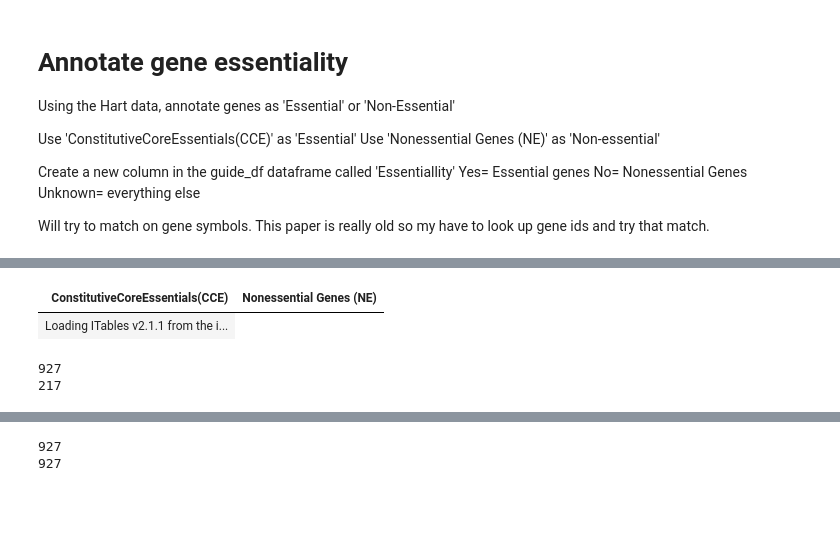
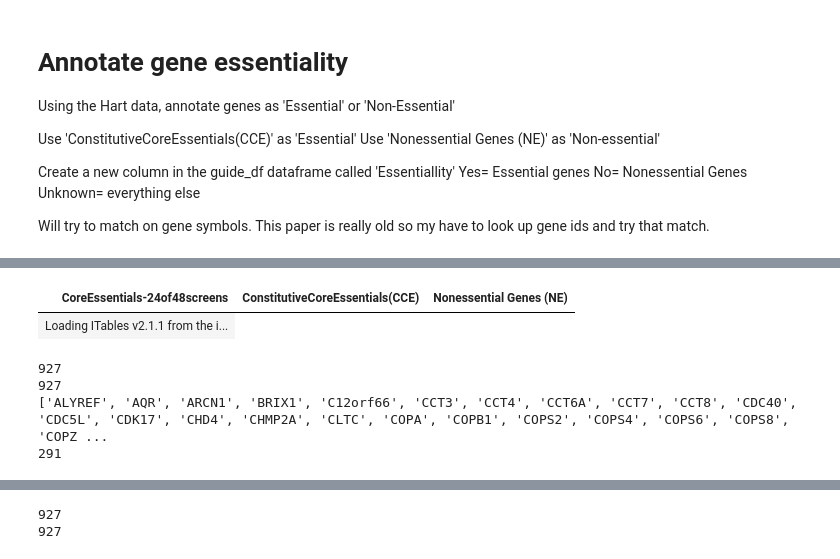
Before and after one commit to deannachurch/SBCapstone_CRISPRScreens, a Jupyter notebook: notebooks/AnnotateGenes.ipynb, the cells around one changed output, grey strips where cells are left out. Saved outputs shown, nothing was run; the diff lists cells and outputs as text; code cells hidden in the pictures; blank space fills up the shorter version.

```diff
--- a/notebooks/AnnotateGenes.ipynb
+++ b/notebooks/AnnotateGenes.ipynb
@@ -54,21 +61,28 @@ display(ess_df)
 # %%
 #drop all columns except last two
 
-ess_info_df=ess_df.drop(['SeedEssentials-Matrix1', 'SeedEssentials-Matrix2', 'CoreEssentials-24of48screens'], axis=1)
+ess_info_df=ess_df.drop(['SeedEssentials-Matrix1', 'SeedEssentials-Matrix2'], axis=1)
 display(ess_info_df)
 # %% [output]
-| ConstitutiveCoreEssentials(CCE) | Nonessential Genes (NE) |
+| CoreEssentials-24of48screens | ConstitutiveCoreEssentials(CCE) | Nonessential Genes (NE) |
 | Loading ITables v2.1.1 from the i... |
 # %%
-ess_gene_list=ess_info_df['ConstitutiveCoreEssentials(CCE)'].to_list()
-print(len(ess_gene_list))
+cce_gene_list=ess_info_df['ConstitutiveCoreEssentials(CCE)'].to_list()
+print(len(cce_gene_list))
 
-#Remove NaN values from the list
+ce_gene_list=ess_info_df['CoreEssentials-24of48screens'].to_list()
+print(len(ce_gene_list))
+
+ess_gene_list= cce_gene_list + ce_gene_list
+print(ess_gene_list)
+ess_gene_list=list(set(ess_gene_list))
 ess_gene_list_no_nan = [x for x in ess_gene_list if not pd.isna(x)]
 print(len(ess_gene_list_no_nan))
 # %% [output]
 927
-217
+927
+['ALYREF', 'AQR', 'ARCN1', 'BRIX1', 'C12orf66', 'CCT3', 'CCT4', 'CCT6A', 'CCT7', 'CCT8', 'CDC40', 'CDC5L', 'CDK17', 'CHD4', 'CHMP2A', 'CLTC', 'COPA', 'COPB1', 'COPS2', 'COPS4', 'COPS6', 'COPS8', 'COPZ ...
+291
 # %%
 mg = mygene.MyGeneInfo()
 ess_query=mg.querymany(ess_gene_list_no_nan, scopes='symbol', fields='entrezgene', species='human')
```
Also changed, not shown: parts of 2 cells of this notebook, 2 other files.
